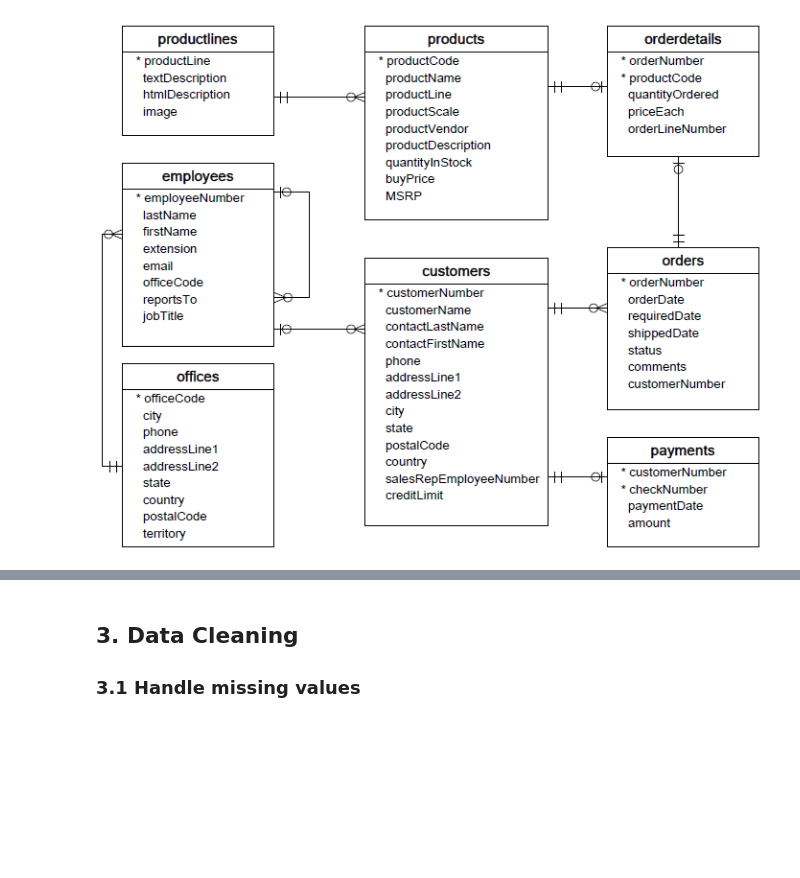
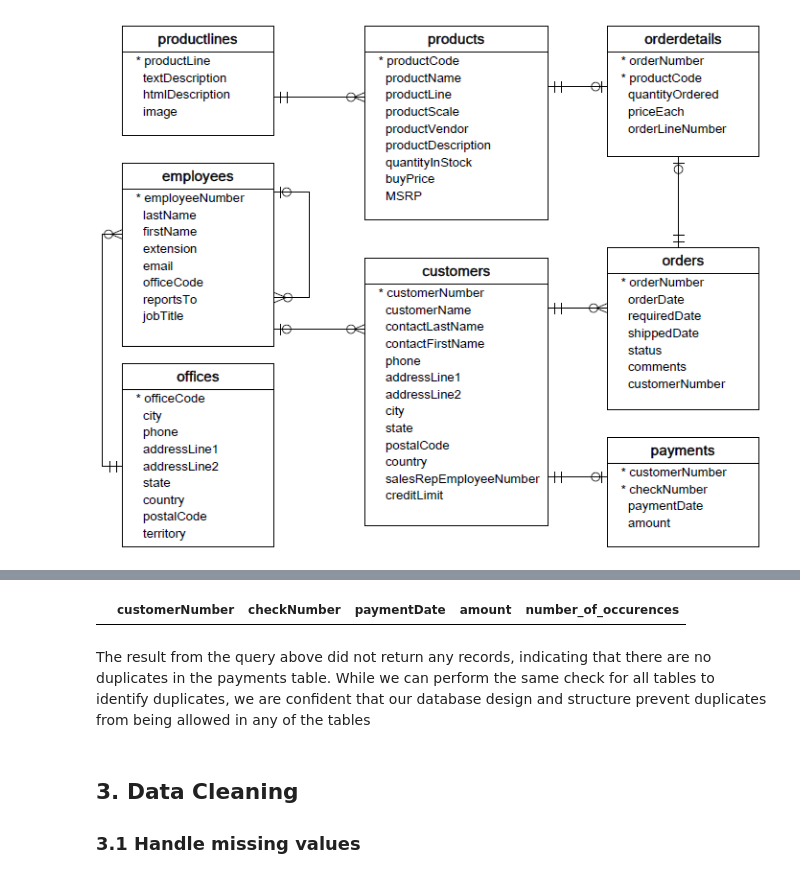
Before and after one commit to mcbrownmwale/Customers_Products_Analysis, a Jupyter notebook: Customers_Products_Analysis.ipynb, the cells around one changed output, grey strips where cells are left out. Cells and saved outputs as stored; diff of their text form; code cells hidden in the pictures; blank space fills up the shorter version.

```diff
--- a/Customers_Products_Analysis.ipynb
+++ b/Customers_Products_Analysis.ipynb
@@ -109,3 +137,16 @@ Image(filename = r"C:\Users\j\Documents\Data Analytics Projects\Customers_Produc
+# %%
+# Check for duplicates query
+query = """
+        SELECT customerNumber, checkNumber, paymentDate, amount, COUNT(*) AS number_of_occurences
+          FROM payments
+         GROUP BY customerNumber, checkNumber
+         HAVING number_of_occurences > 1;
+        """
+pd.read_sql(query, conn)
+# %% [output]
+|  | customerNumber | checkNumber | paymentDate | amount | number_of_occurences |
+# %% [markdown]
+The result from the query above did not return any records, indicating that there are no duplicates in the payments table. While we can perform the same check for all tables to identify duplicates, we are confident that our database design and structure prevent duplicates from being allowed in any of the tables
 # %% [markdown]
 ## 3. Data Cleaning
 ### 3.1 Handle missing values
```
Also changed, not shown: parts of 14 cells of this notebook.
